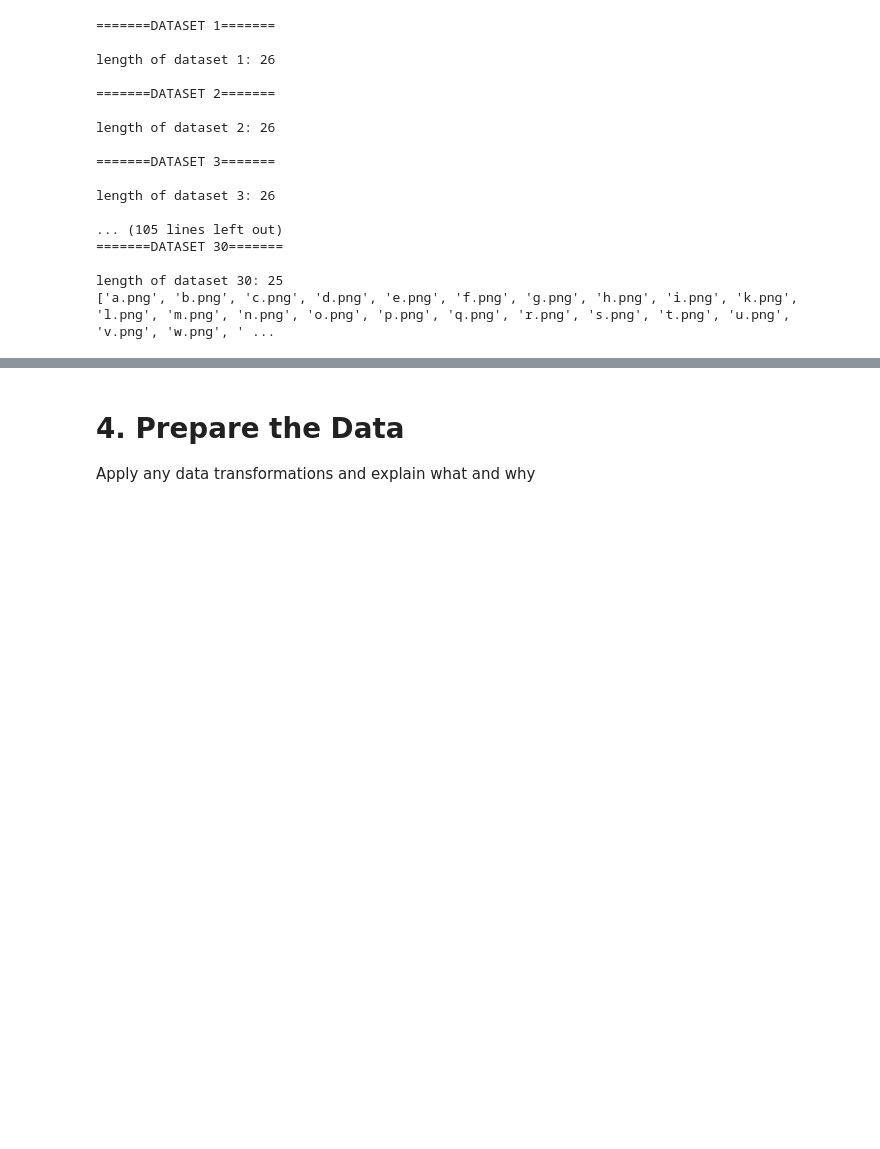
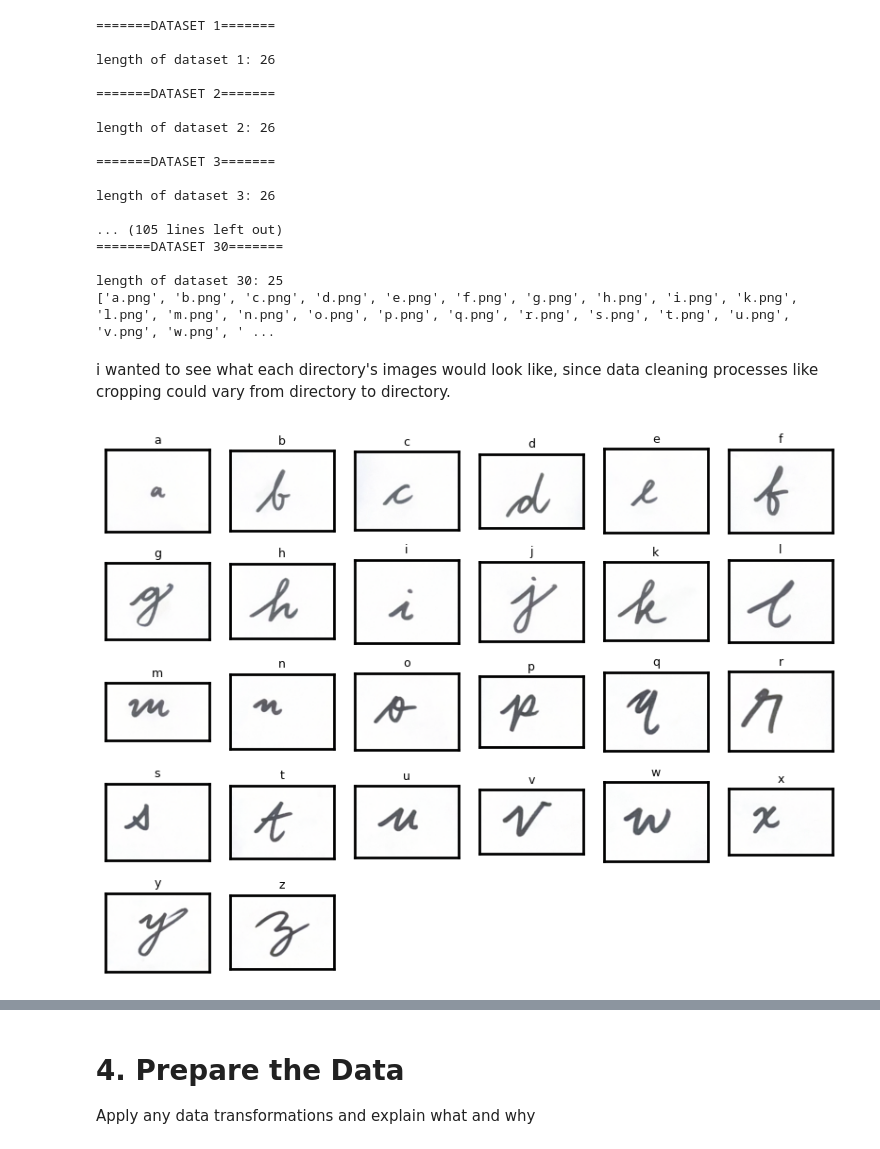
Before and after one commit to mandiiiwu/ml-classwork, a Jupyter notebook: Project_5/Project_5.ipynb, the cells around one changed output, grey strips where cells are left out. Drawn from its saved outputs; the diff is of its cells as text; code cells hidden in the pictures; blank space fills up the shorter version.

Commit message:
data analysis

```diff
--- a/Project_5/Project_5.ipynb
+++ b/Project_5/Project_5.ipynb
@@ -91,3 +92,36 @@ length of dataset 3: 26
 
 length of dataset 30: 25
 ['a.png', 'b.png', 'c.png', 'd.png', 'e.png', 'f.png', 'g.png', 'h.png', 'i.png', 'k.png', 'l.png', 'm.png', 'n.png', 'o.png', 'p.png', 'q.png', 'r.png', 's.png', 't.png', 'u.png', 'v.png', 'w.png', ' ...
+# %% [markdown]
+i wanted to see what each directory's images would look like, since data cleaning processes like cropping could vary from directory to directory.
+# %%
+# experimental code that i played around with
+
+alphabet = 'abcdefghijklmnopqrstuvwxyz'
+dir_path = './og_data/29/'
+
+fig, axes = plt.subplots(5, 6, figsize=(8, 6))
+axes = axes.flatten()
+
+for i in range(26):
+    img = Image.open(dir_path + alphabet[i] + '.png')
+
+    axes[i].imshow(img)
+    axes[i].set_title(alphabet[i], fontsize=9, pad=5)
+
+    axes[i].set_aspect('equal')
+    axes[i].set_xticks([])
+    axes[i].set_yticks([])
+
+    for spine in axes[i].spines.values():
+        spine.set_edgecolor('black')
+        spine.set_linewidth(2)
+
+for i in range(26, 30):
+    axes[i].axis('off')
+
+plt.tight_layout()
+plt.subplots_adjust(hspace=0.3, wspace=0.2)
+plt.show()
+# %% [output]
+[figure, added]
```
Also changed, not shown: parts of 14 cells of this notebook.
